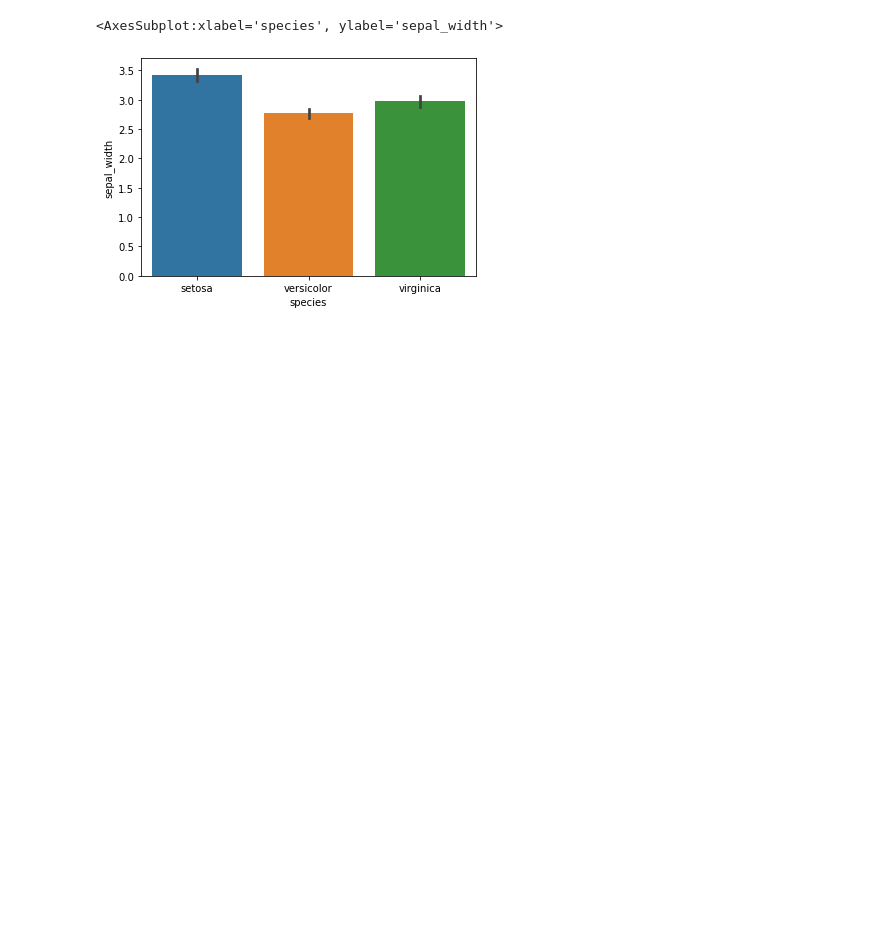
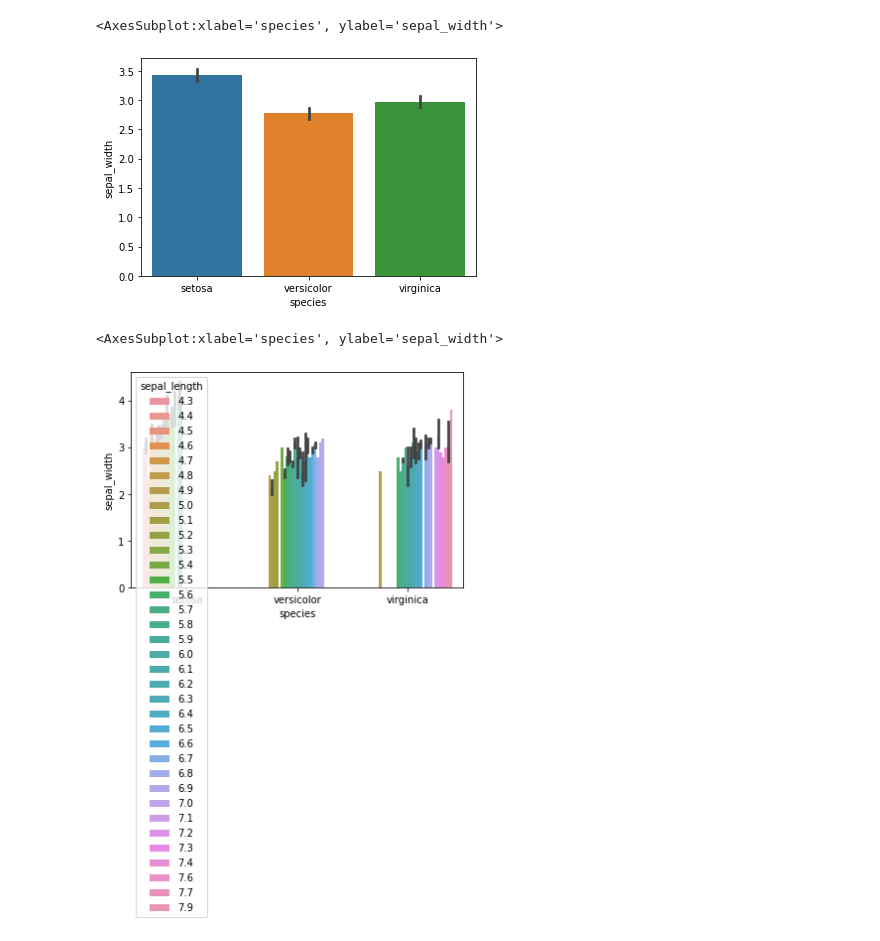
Before and after one commit to osmanpampal28/seaborn_library, a Jupyter notebook: iris.ipynb, the cells around one changed output. Drawn from its saved outputs; the diff is of its cells as text; code cells hidden in the pictures; blank space fills up the shorter version.

Commit message:
iris data set updated

```diff
--- a/iris.ipynb
+++ b/iris.ipynb
@@ -157,3 +157,8 @@ sns.barplot(x = "species", y = "sepal_width", data = df)
 # %% [output]
 <AxesSubplot:xlabel='species', ylabel='sepal_width'>
 [figure]
+# %%
+sns.barplot(x = "species", y = "sepal_width", hue = "sepal_length", data = df)
+# %% [output]
+<AxesSubplot:xlabel='species', ylabel='sepal_width'>
+[figure, added]
```
Also changed, not shown: parts of 71 cells of this notebook.
